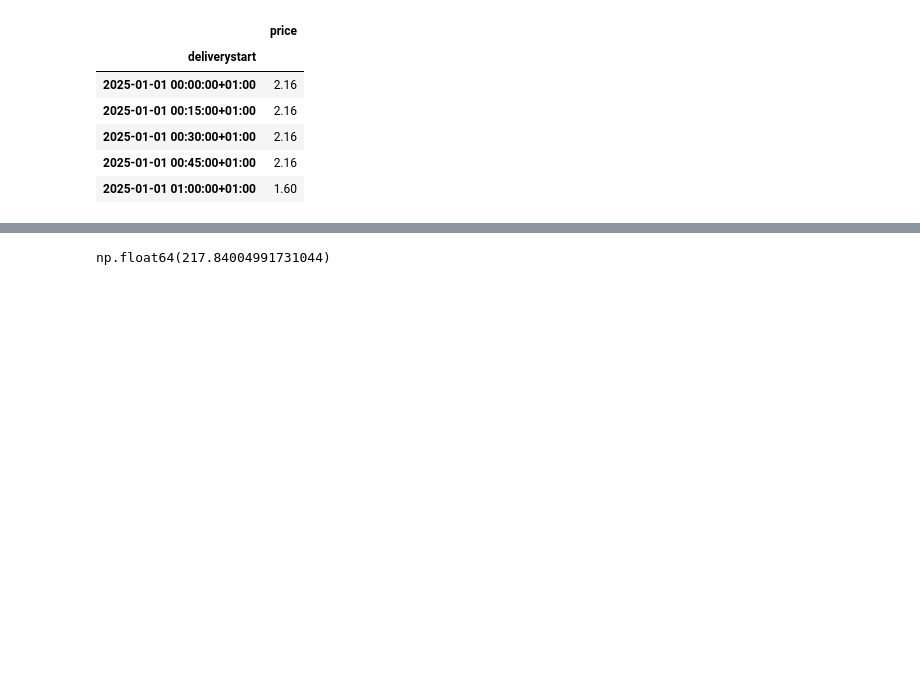
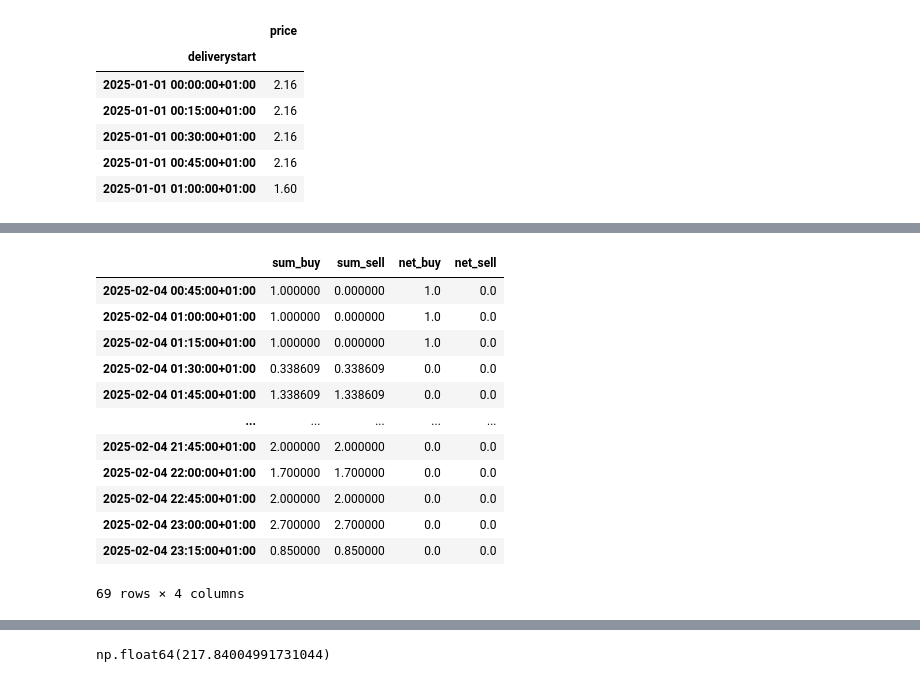
Before and after one commit to ub1999/Rolling-Intrinsic-BESS-Intraday-Trading, a Jupyter notebook: Code/Rolling Intrinsic/Forecast_Based_Approach.ipynb, the cells around one changed output, grey strips where cells are left out. Cells and saved outputs as stored; diff of their text form; code cells hidden in the pictures; blank space fills up the shorter version.

```diff
--- a/Code/Rolling Intrinsic/Forecast_Based_Approach.ipynb
+++ b/Code/Rolling Intrinsic/Forecast_Based_Approach.ipynb
@@ -491,0 +292,17 @@ trades[include_trades]
+# %%
+net_trades = get_net_trades(all_trades, end_date=end_date)
+net_trades[(net_trades.sum_buy>0) | (net_trades.sum_sell>0)]
+# %% [output]
+|  | sum_buy | sum_sell | net_buy | net_sell |
+| 2025-02-04 00:45:00+01:00 | 1.000000 | 0.000000 | 1.0 | 0.0 |
+| 2025-02-04 01:00:00+01:00 | 1.000000 | 0.000000 | 1.0 | 0.0 |
+| 2025-02-04 01:15:00+01:00 | 1.000000 | 0.000000 | 1.0 | 0.0 |
+| 2025-02-04 01:30:00+01:00 | 0.338609 | 0.338609 | 0.0 | 0.0 |
+| 2025-02-04 01:45:00+01:00 | 1.338609 | 1.338609 | 0.0 | 0.0 |
+| ... | ... | ... | ... | ... |
+| 2025-02-04 21:45:00+01:00 | 2.000000 | 2.000000 | 0.0 | 0.0 |
+| 2025-02-04 22:00:00+01:00 | 1.700000 | 1.700000 | 0.0 | 0.0 |
+| 2025-02-04 22:45:00+01:00 | 2.000000 | 2.000000 | 0.0 | 0.0 |
+| 2025-02-04 23:00:00+01:00 | 2.700000 | 2.700000 | 0.0 | 0.0 |
+| 2025-02-04 23:15:00+01:00 | 0.850000 | 0.850000 | 0.0 | 0.0 |
+69 rows × 4 columns
```
Also changed, not shown: parts of 13 cells of this notebook, 7 other files.
